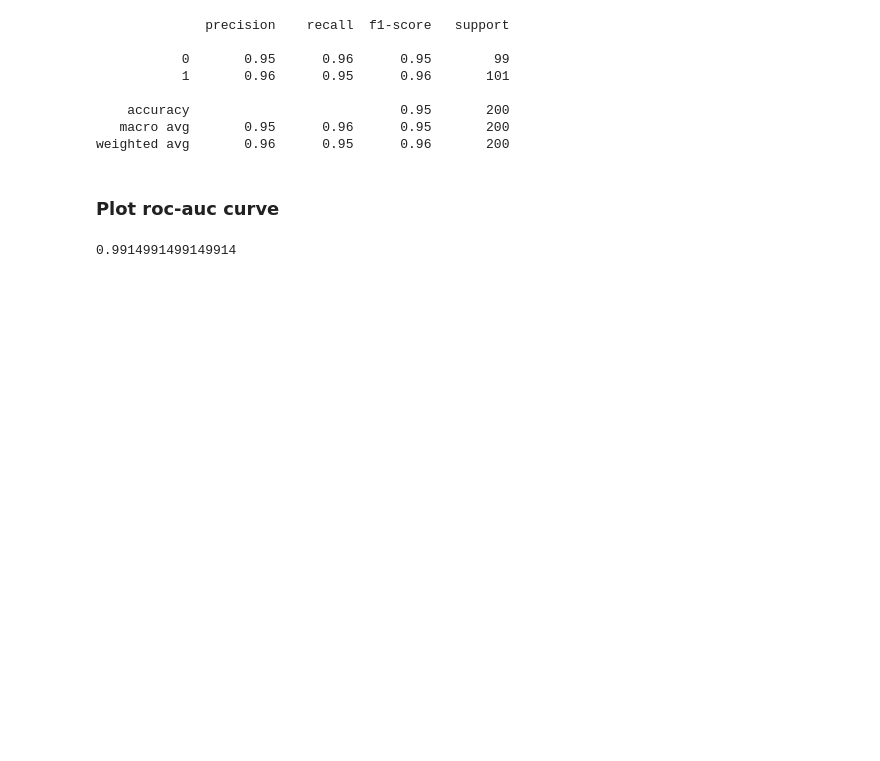
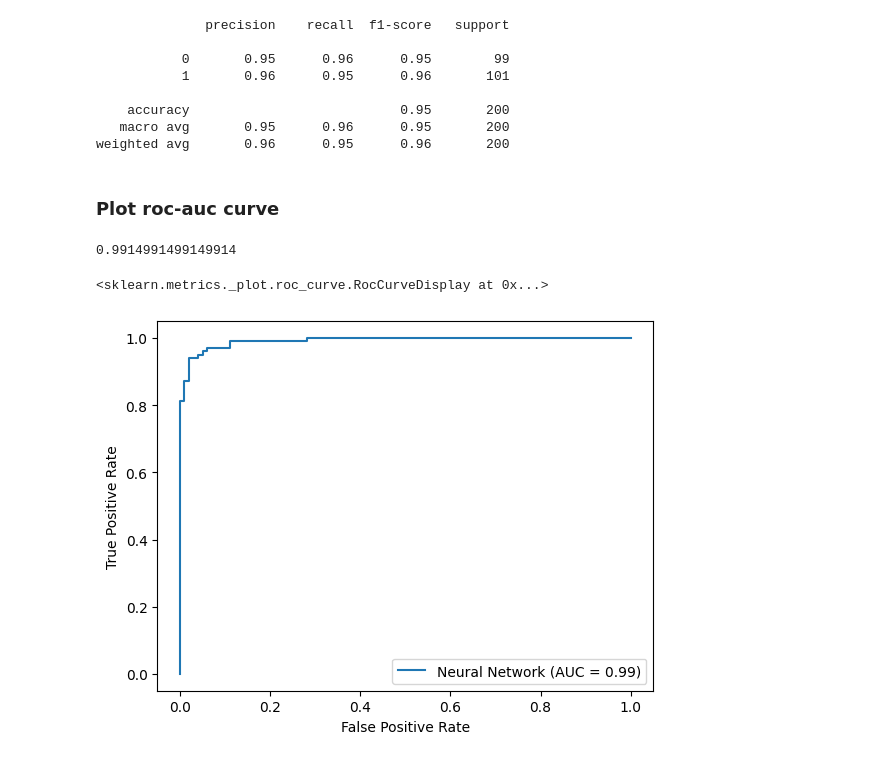
Before and after one commit to utkarshg1/Deep-Learning-Ravet, a Jupyter notebook: Binary Classification/BinaryClassif.ipynb, the cells around one changed output. Drawn from its saved outputs; the diff is of its cells as text; code cells hidden in the pictures; blank space fills up the shorter version.

Commit message:
ROC AUC Curve Added

```diff
--- a/Binary Classification/BinaryClassif.ipynb
+++ b/Binary Classification/BinaryClassif.ipynb
@@ -421,3 +421,13 @@ roc = roc_auc_score(ytest, yprob_ts)
 roc
 # %% [output]
 0.9914991499149914
+# %%
+from sklearn.metrics import roc_curve
+fpr, tpr, threshold = roc_curve(ytest, yprob_ts)
+# %%
+from sklearn.metrics import RocCurveDisplay
+roc_display = RocCurveDisplay(fpr=fpr, tpr=tpr, roc_auc=roc ,estimator_name='Neural Network')
+roc_display.plot()
+# %% [output]
+<sklearn.metrics._plot.roc_curve.RocCurveDisplay at 0x...>
+[figure, added]
```
